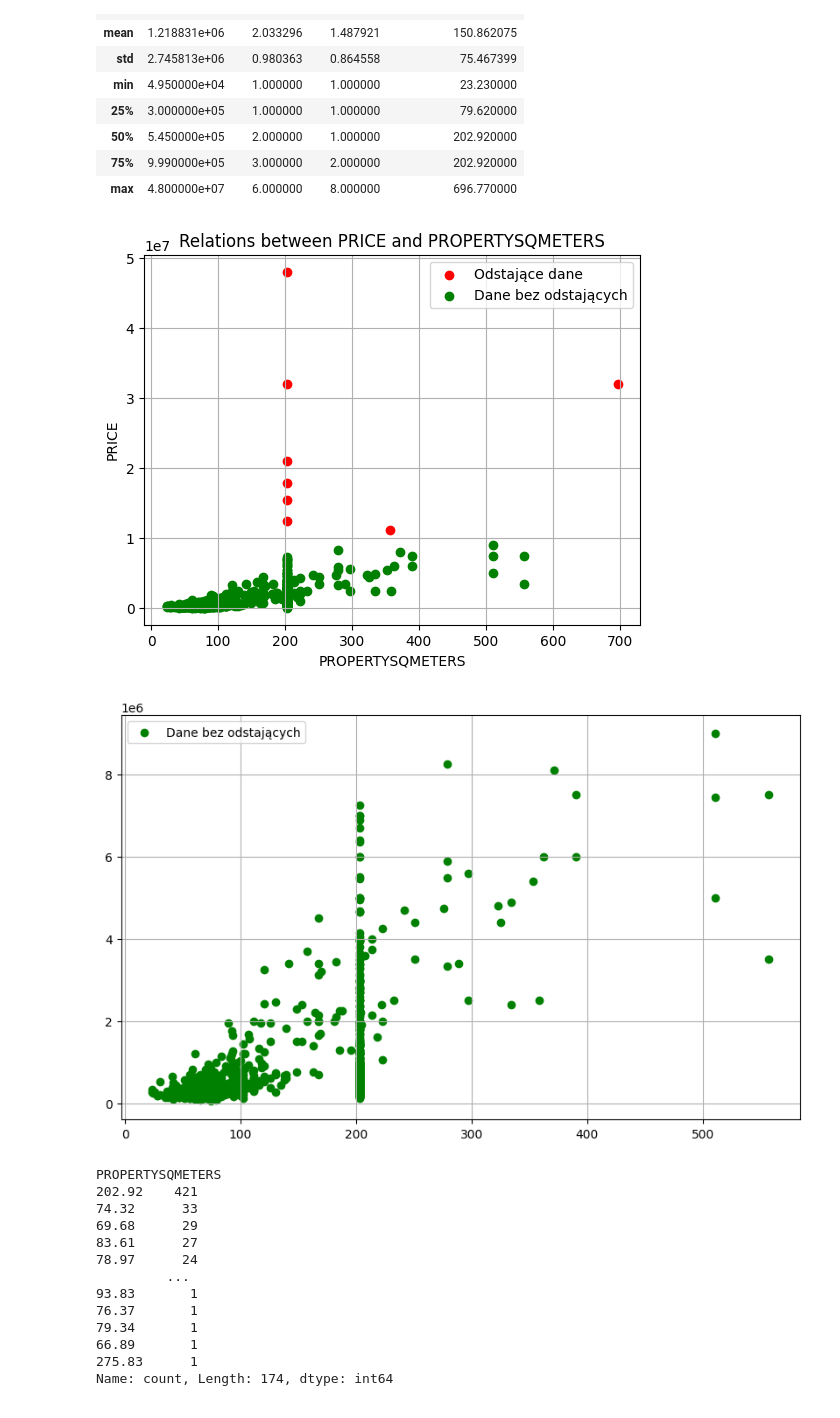
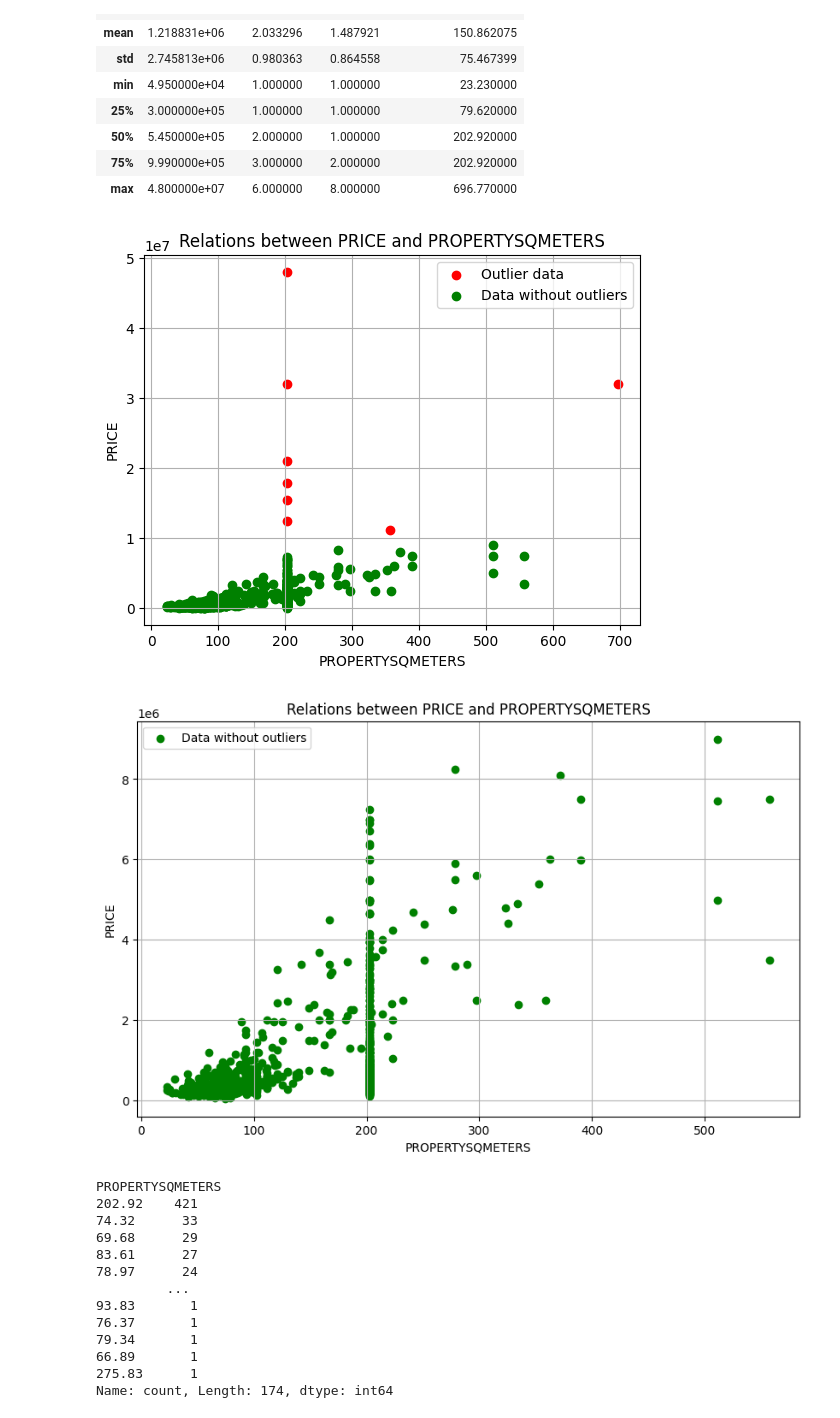
Before and after one commit to Baginka/DA_BA_NYCH, a Jupyter notebook: Data Analysis.ipynb, the cells around one changed output. Saved outputs shown, nothing was run; the diff lists cells and outputs as text; code cells hidden in the pictures.

```diff
--- a/Data Analysis.ipynb
+++ b/Data Analysis.ipynb
@@ -237,11 +221,11 @@ criterion = mean_price + 3 * std_dev_price
 outliers_indices = df[df['PRICE'] > criterion].index
 
 # Wyszczególnienie danych odstających
-plt.scatter(df.loc[outliers_indices, 'PROPERTYSQMETERS'], df.loc[outliers_indices, 'PRICE'], color='red', label='Odstające dane')
+plt.scatter(df.loc[outliers_indices, 'PROPERTYSQMETERS'], df.loc[outliers_indices, 'PRICE'], color='red', label='Outlier data')
 
 # Usunięcie danych odstających
 df_filtered = df.drop(outliers_indices)
-plt.scatter(df_filtered['PROPERTYSQMETERS'], df_filtered['PRICE'], color='green', label='Dane bez odstających')
+plt.scatter(df_filtered['PROPERTYSQMETERS'], df_filtered['PRICE'], color='green', label='Data without outliers')
 
 # Dodanie tytułu i etykiet osi
 plt.title('Relations between PRICE and PROPERTYSQMETERS')
@@ -251,16 +235,19 @@ plt.legend()
 plt.grid(True)
 plt.show()
 # %% [output]
-[figure, old version]
+[figure, new version]
 # %%
 # Przedstawienie wyników pomijając wartości odstające.
 plt.figure(figsize=(10, 6))
-plt.scatter(df_filtered['PROPERTYSQMETERS'], df_filtered['PRICE'], color='green', label='Dane bez odstających')
+plt.scatter(df_filtered['PROPERTYSQMETERS'], df_filtered['PRICE'], color='green', label='Data without outliers')
 plt.grid(True)
+plt.title('Relations between PRICE and PROPERTYSQMETERS')
+plt.xlabel('PROPERTYSQMETERS')
+plt.ylabel('PRICE')
 plt.legend()
 plt.show()
 # %% [output]
-[figure, old version]
+[figure, new version]
 # %%
 # Zliczenie ile wartości jest w danych metrażach
 df['PROPERTYSQMETERS'].value_counts()
```
Also changed, not shown: parts of 22 cells of this notebook.
